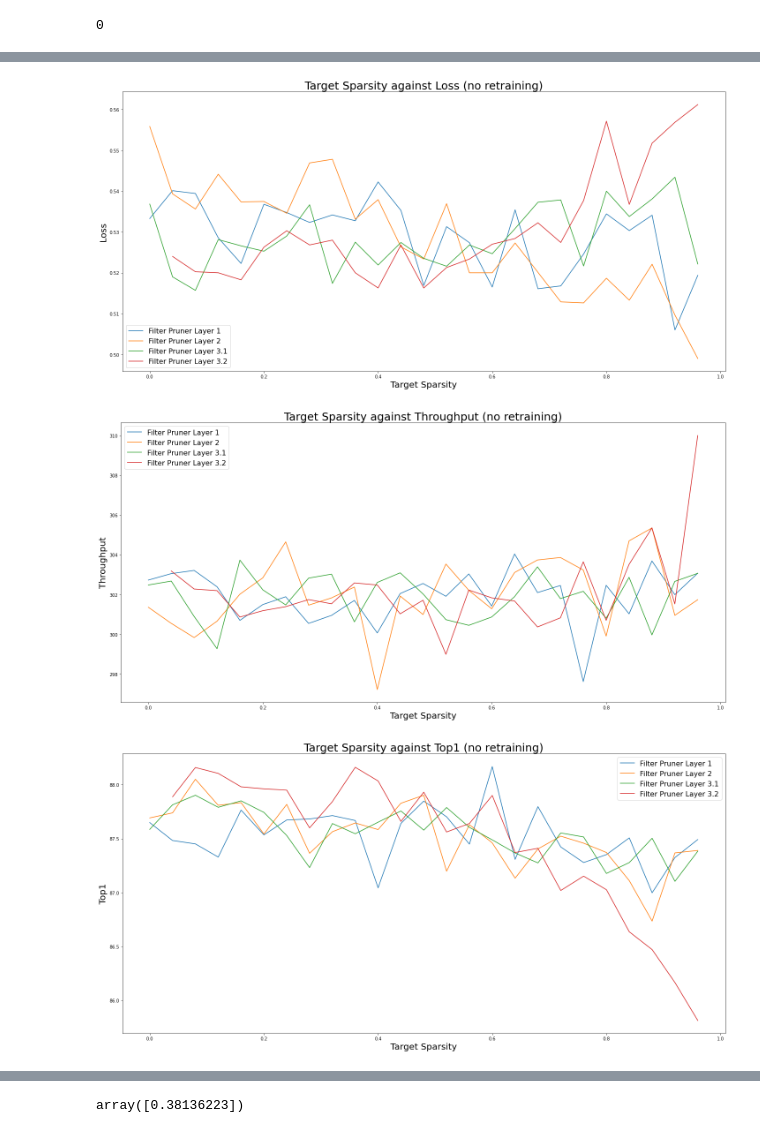
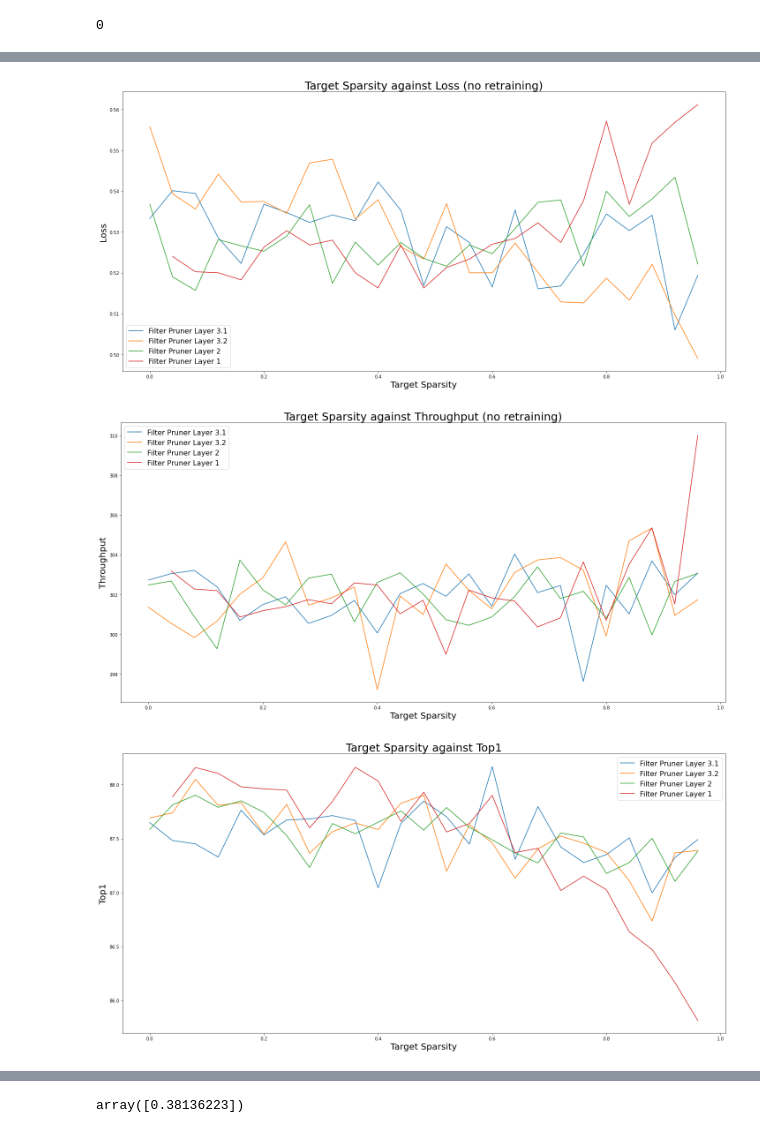
Before and after one commit to friedforfun/Dissertation, a Jupyter notebook: DataVisualisation/DatavisP3.ipynb, the cells around one changed output, grey strips where cells are left out. Drawn from its saved outputs; the diff is of its cells as text; code cells hidden in the pictures.

```diff
--- a/DataVisualisation/DatavisP3.ipynb
+++ b/DataVisualisation/DatavisP3.ipynb
@@ -119,10 +133,10 @@ def plot_pruners(dataframe, against: str, title, bin_type='mean'):
     fp_70 = zip(val_tuple[0].tolist(), val_tuple[bin_type].tolist())
 
     fig, ax = plt.subplots(figsize=(20,10))
-    ax.plot(*zip(*fp_20), label='Filter Pruner Layer 1')
-    ax.plot(*zip(*fp_40), label='Filter Pruner Layer 2')
-    ax.plot(*zip(*fp_60), label='Filter Pruner Layer 3.1')
-    ax.plot(*zip(*fp_70), label='Filter Pruner Layer 3.2')
+    ax.plot(*zip(*fp_20), label='Filter Pruner Layer 3.1')
+    ax.plot(*zip(*fp_40), label='Filter Pruner Layer 3.2')
+    ax.plot(*zip(*fp_60), label='Filter Pruner Layer 2')
+    ax.plot(*zip(*fp_70), label='Filter Pruner Layer 1')
 
     ax.set_title(title, fontsize=25)
     ax.set_ylabel(against, fontsize=20)
@@ -211,15 +225,15 @@ plot_pruners(latency_data, 'Latency', 'Target Sparsity against Latency (no retra
 # %%
 plot_pruners(latency_data, 'Loss', 'Target Sparsity against Loss (no retraining)')
 # %% [output]
-[figure, old version]
+[figure, new version]
 # %%
 plot_pruners(latency_data, 'Throughput', 'Target Sparsity against Throughput (no retraining)')
 # %% [output]
-[figure, old version]
+[figure, new version]
 # %%
-plot_pruners(latency_data, 'Top1', 'Target Sparsity against Top1 (no retraining)', 'mean')
+plot_pruners(latency_data, 'Top1', 'Target Sparsity against Top1', 'mean')
 # %% [output]
-[figure, old version]
+[figure, new version]
 # %%
 plot_pruners(latency_data, 'Top5', 'Target Sparsity against Top5 (no retraining)')
 # %% [output]
```
Also changed, not shown: parts of 19 cells of this notebook, 10 other files.
